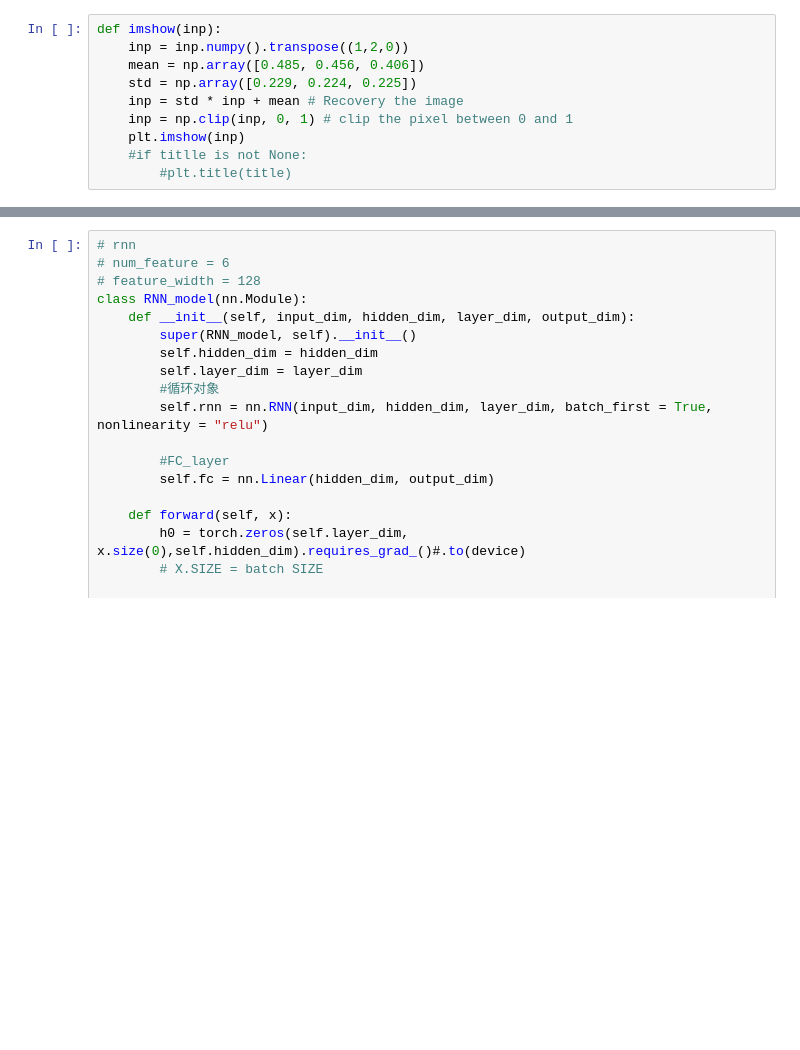
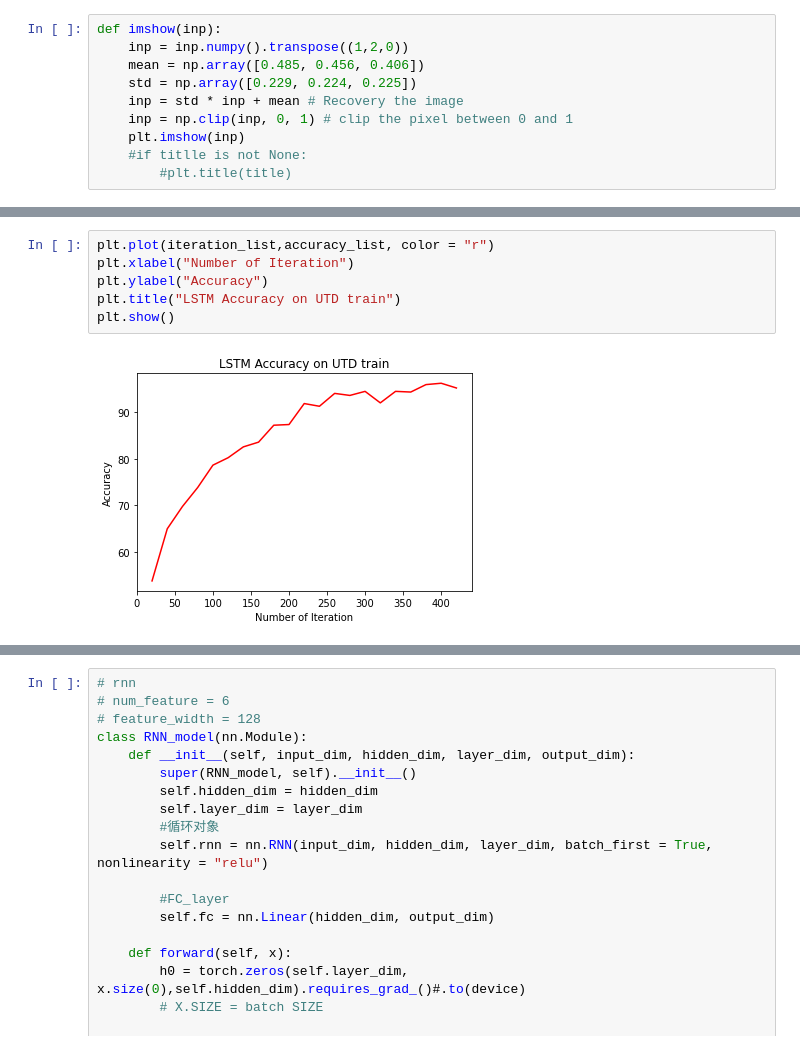
Before and after one commit to TtttttH/COM6911-Team-Juliet, a Jupyter notebook: LSTM/LSTM-UTD.ipynb, the cells around one changed output, grey strips where cells are left out. Saved outputs shown, nothing was run; the diff lists cells and outputs as text; blank space fills up the shorter version.

```diff
--- a/LSTM/LSTM-UTD.ipynb
+++ b/LSTM/LSTM-UTD.ipynb
@@ -92,0 +222,8 @@ imshow(out)
+# %%
+plt.plot(iteration_list,accuracy_list, color = "r")
+plt.xlabel("Number of Iteration")
+plt.ylabel("Accuracy")
+plt.title("LSTM Accuracy on UTD train")
+plt.show()
+# %% [output]
+[figure, new version]
```
Also changed, not shown: parts of 25 cells of this notebook, 1 other file.
